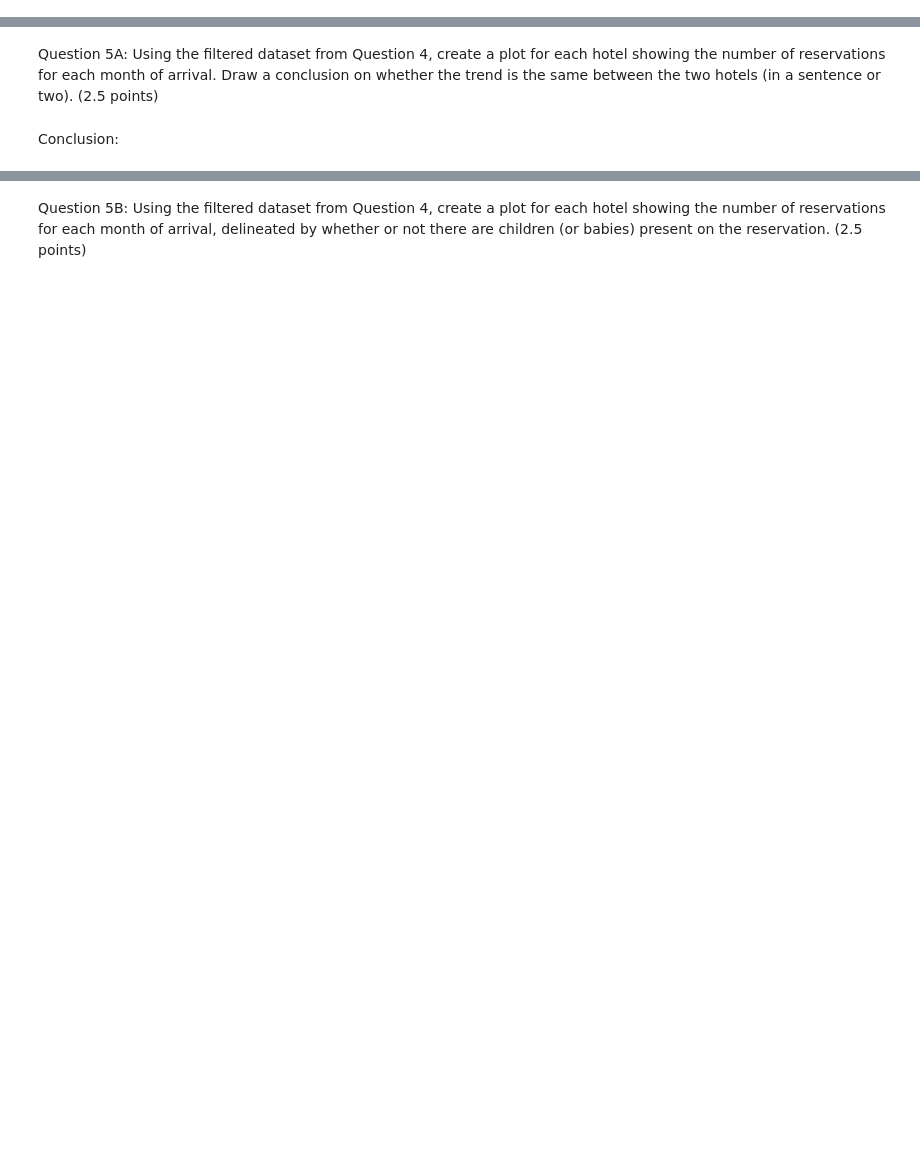
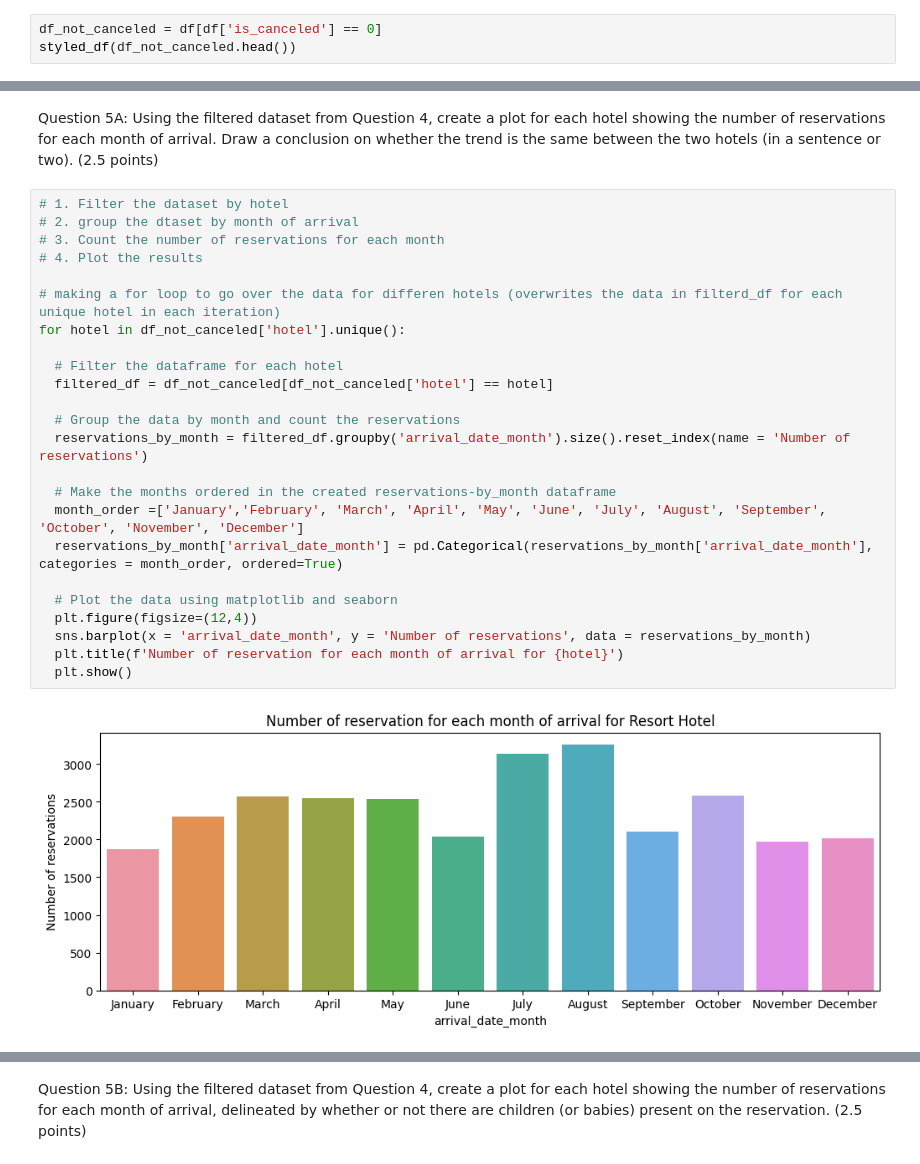
Before and after one commit to khatgarhaastha/MSAI339_HW1, a Jupyter notebook: Aastha_Khatgarh_MSAI339_HW1.ipynb, the cells around one changed output, grey strips where cells are left out. Cells and saved outputs as stored; diff of their text form; blank space fills up the shorter version.

```diff
--- a/Aastha_Khatgarh_MSAI339_HW1.ipynb
+++ b/Aastha_Khatgarh_MSAI339_HW1.ipynb
@@ -155,2 +192,5 @@ def hotel_cancellations():
 # %% [markdown]
 Question 4: Filter the dataset so that it only contains visitors who have not canceled their reservations. Store this dataset as a separate variable (we will be using it going forward). (5 points)
+# %%
+df_not_canceled = df[df['is_canceled'] == 0]
+styled_df(df_not_canceled.head())
@@ -157,4 +204,28 @@ Question 4: Filter the dataset so that it only contains visitors who have not ca
 # %% [markdown]
 Question 5A: Using the filtered dataset from Question 4, create a plot for each hotel showing the number of reservations for each month of arrival. Draw a conclusion on whether the trend is the same between the two hotels (in a sentence or two). (2.5 points)
-# %% [markdown]
-Conclusion:
+# %%
+# 1. Filter the dataset by hotel
+# 2. group the dtaset by month of arrival
+# 3. Count the number of reservations for each month
+# 4. Plot the results
+
+# making a for loop to go over the data for differen hotels (overwrites the data in filterd_df for each unique hotel in each iteration)
+for hotel in df_not_canceled['hotel'].unique():
+
+  # Filter the dataframe for each hotel
+  filtered_df = df_not_canceled[df_not_canceled['hotel'] == hotel]
+
+  # Group the data by month and count the reservations
+  reservations_by_month = filtered_df.groupby('arrival_date_month').size().reset_index(name = 'Number of reservations')
+
+  # Make the months ordered in the created reservations-by_month dataframe
+  month_order =['January','February', 'March', 'April', 'May', 'June', 'July', 'August', 'September', 'October', 'November', 'December']
+  reservations_by_month['arrival_date_month'] = pd.Categorical(reservations_by_month['arrival_date_month'], categories = month_order, ordered=True)
+
+  # Plot the data using matplotlib and seaborn
+  plt.figure(figsize=(12,4))
+  sns.barplot(x = 'arrival_date_month', y = 'Number of reservations', data = reservations_by_month)
+  plt.title(f'Number of reservation for each month of arrival for {hotel}')
+  plt.show()
+# %% [output]
+[figure, added]
```
Also changed, not shown: parts of 10 cells of this notebook.
